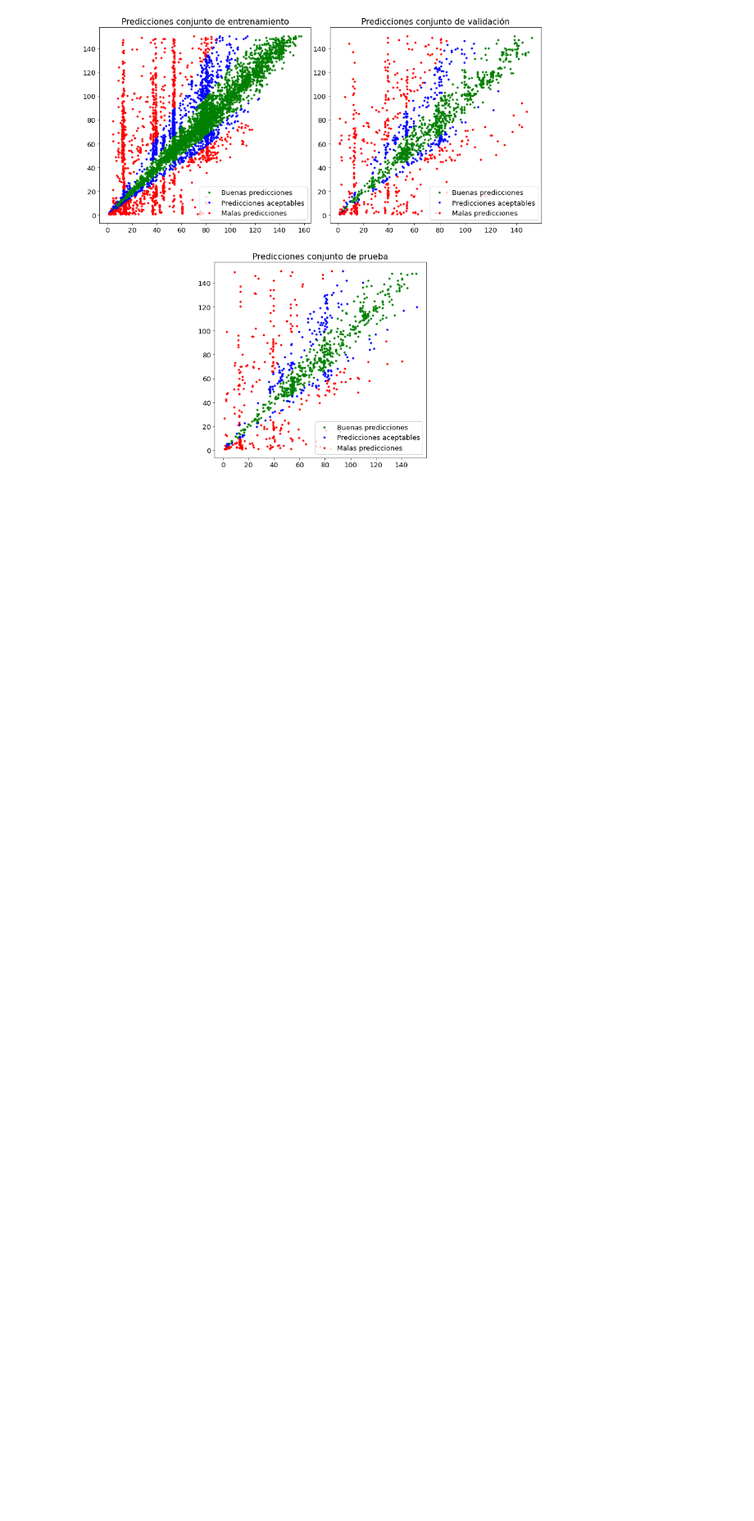
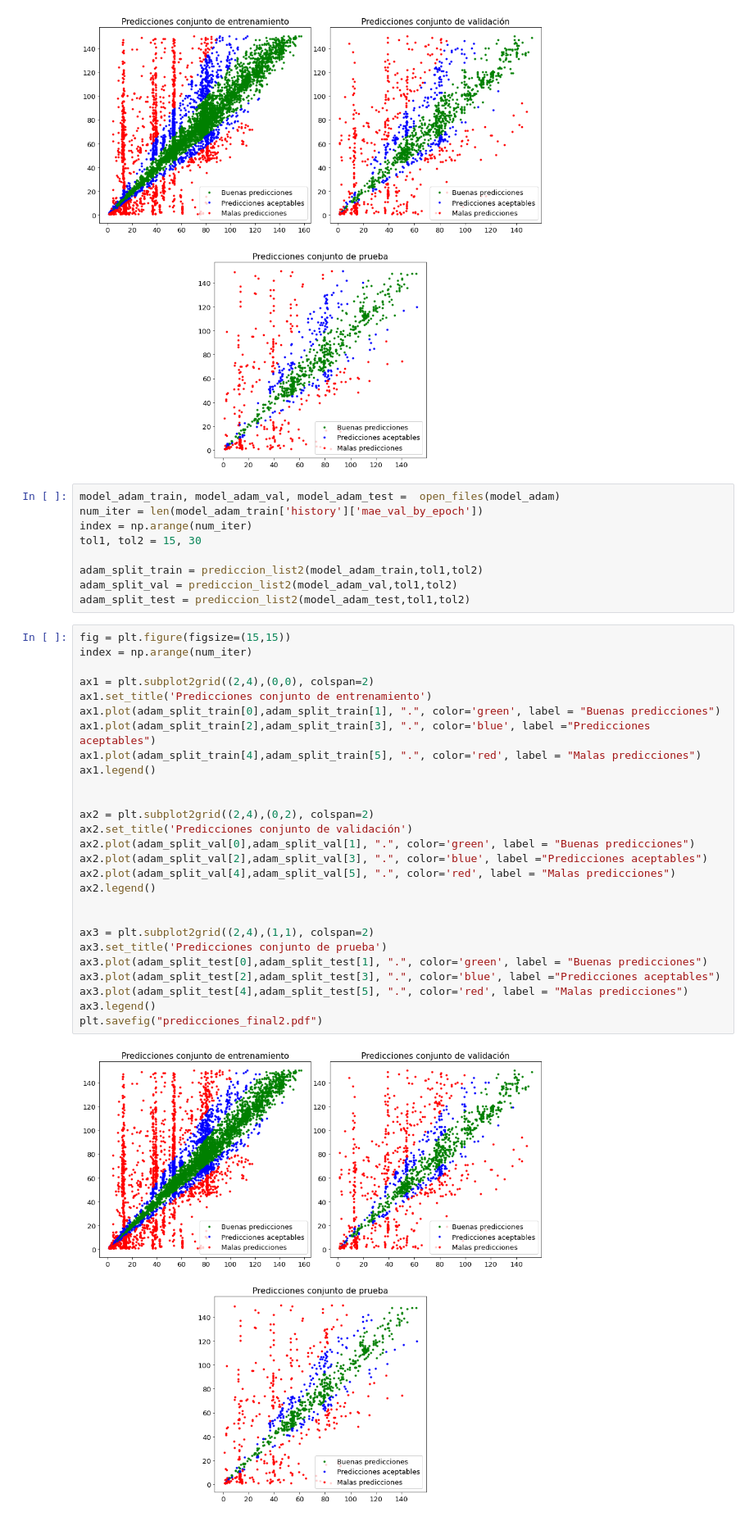
Before and after one commit to ccarmonar/memoria_utfsm_deep_learning_models, a Jupyter notebook: sparql_neo_RL/DL_Experiments.ipynb, the cells around one changed output. Shown: that part at 82% size. Drawn from its saved outputs; the diff is of its cells as text; blank space fills up the shorter version.

Commit message:
Cambios en experimentos de modelos DL

```diff
--- a/sparql_neo_RL/DL_Experiments.ipynb
+++ b/sparql_neo_RL/DL_Experiments.ipynb
@@ -402,6 +401,44 @@ ax3.legend()
 plt.savefig("predicciones_final.pdf")
 # %% [output]
 [figure]
+# %%
+model_adam_train, model_adam_val, model_adam_test =  open_files(model_adam)
+num_iter = len(model_adam_train['history']['mae_val_by_epoch'])
+index = np.arange(num_iter)
+tol1, tol2 = 15, 30
+
+adam_split_train = prediccion_list2(model_adam_train,tol1,tol2)
+adam_split_val = prediccion_list2(model_adam_val,tol1,tol2)
+adam_split_test = prediccion_list2(model_adam_test,tol1,tol2)
+# %%
+fig = plt.figure(figsize=(15,15))
+index = np.arange(num_iter)
+
+ax1 = plt.subplot2grid((2,4),(0,0), colspan=2)
+ax1.set_title('Predicciones conjunto de entrenamiento')
+ax1.plot(adam_split_train[0],adam_split_train[1], ".", color='green', label = "Buenas predicciones")
+ax1.plot(adam_split_train[2],adam_split_train[3], ".", color='blue', label ="Predicciones aceptables")
+ax1.plot(adam_split_train[4],adam_split_train[5], ".", color='red', label = "Malas predicciones")
+ax1.legend()
+
+
+ax2 = plt.subplot2grid((2,4),(0,2), colspan=2)
+ax2.set_title('Predicciones conjunto de validación')
+ax2.plot(adam_split_val[0],adam_split_val[1], ".", color='green', label = "Buenas predicciones")
+ax2.plot(adam_split_val[2],adam_split_val[3], ".", color='blue', label ="Predicciones aceptables")
+ax2.plot(adam_split_val[4],adam_split_val[5], ".", color='red', label = "Malas predicciones")
+ax2.legend()
+
+
+ax3 = plt.subplot2grid((2,4),(1,1), colspan=2)
+ax3.set_title('Predicciones conjunto de prueba')
+ax3.plot(adam_split_test[0],adam_split_test[1], ".", color='green', label = "Buenas predicciones")
+ax3.plot(adam_split_test[2],adam_split_test[3], ".", color='blue', label ="Predicciones aceptables")
+ax3.plot(adam_split_test[4],adam_split_test[5], ".", color='red', label = "Malas predicciones")
+ax3.legend()
+plt.savefig("predicciones_final2.pdf")
+# %% [output]
+[figure, added]
 # %%
 fig, (ax1, ax2) = plt.subplots(1, 2, figsize=(15,5))
 #fig.suptitle('RMSE por iteración')
```
Also changed, not shown: parts of 3 cells of this notebook.
